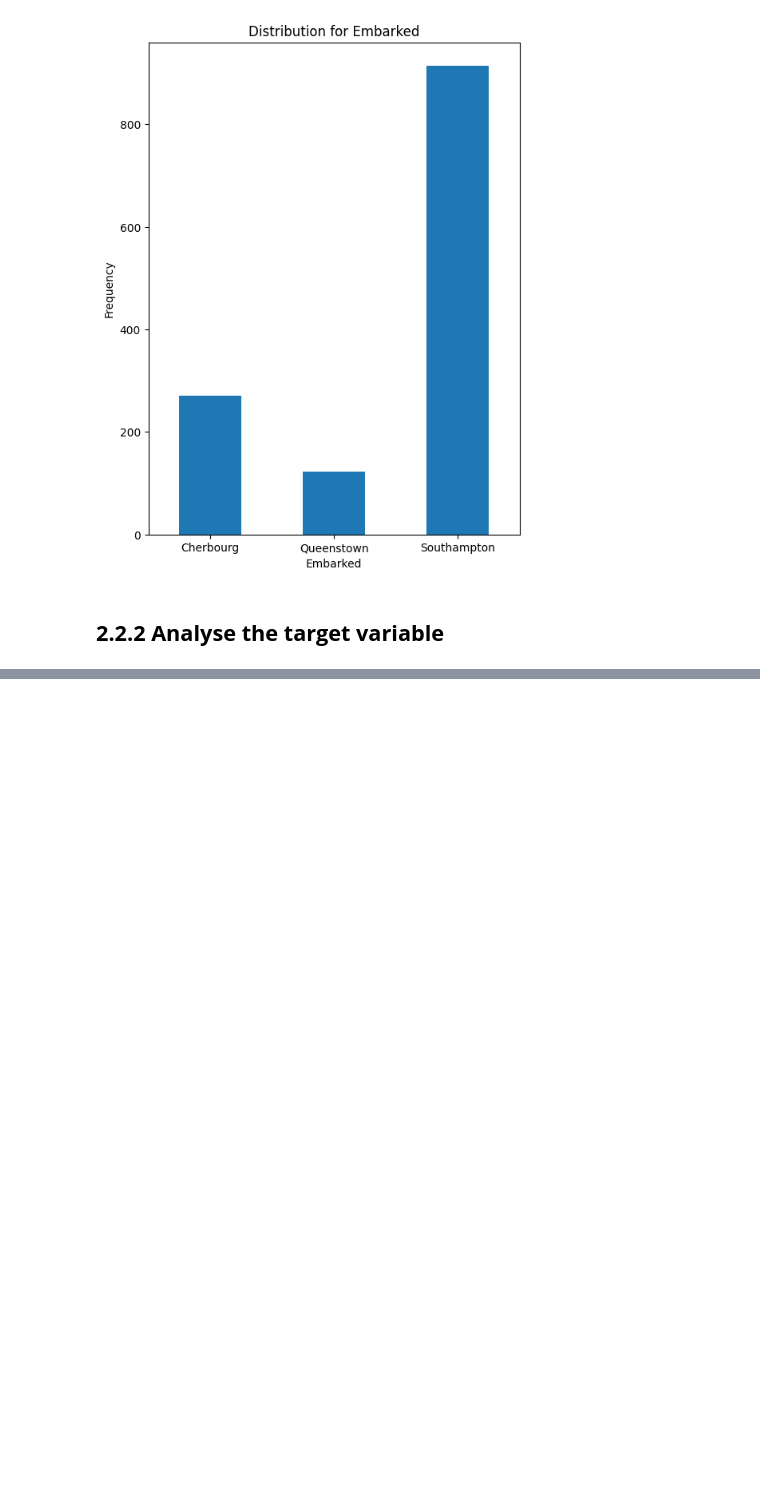
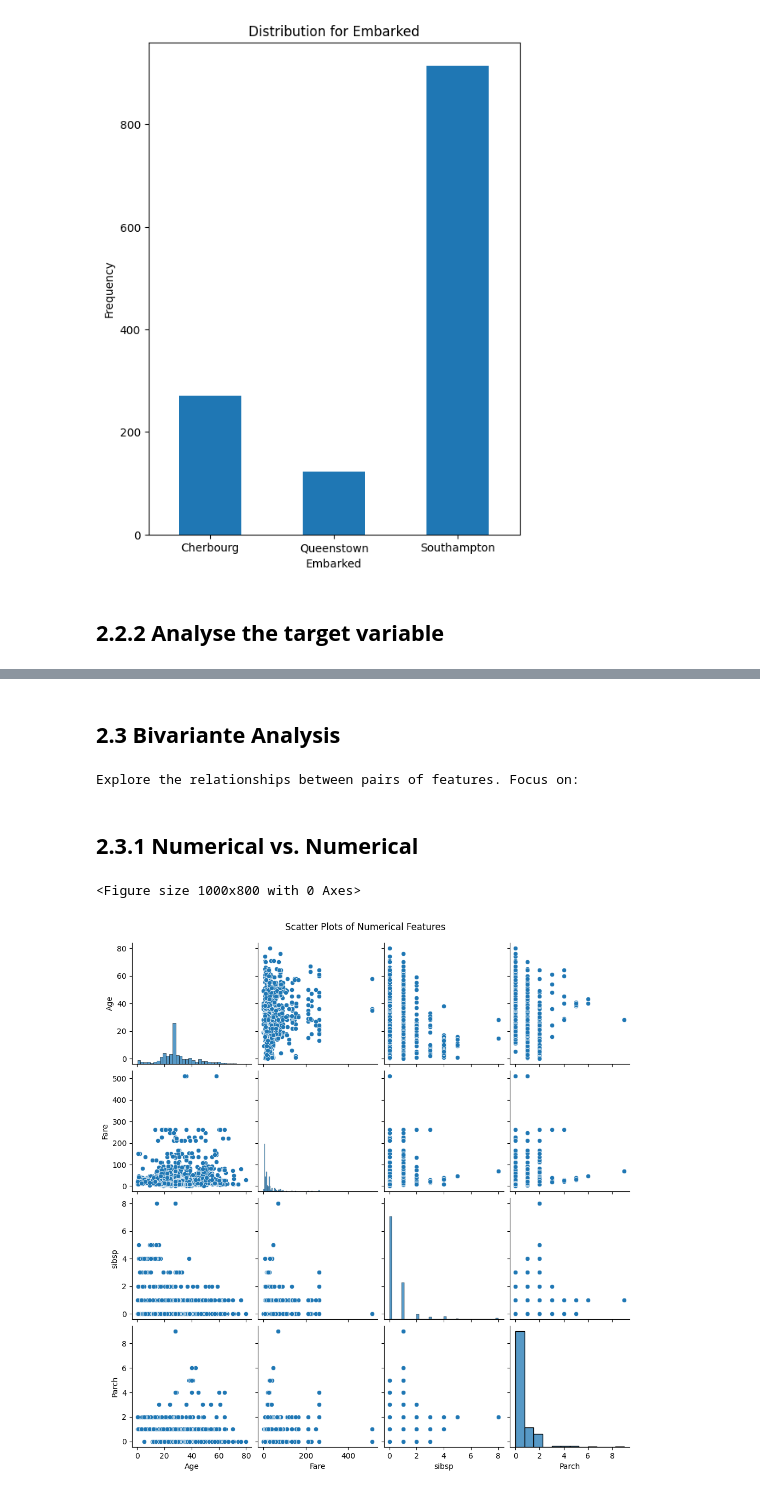
Before and after one commit to everi123/EDA_titanic_practice, a Jupyter notebook: edabestpractice.ipynb, the cells around one changed output, grey strips where cells are left out. Drawn from its saved outputs; the diff is of its cells as text; code cells hidden in the pictures; blank space fills up the shorter version.

```diff
--- a/edabestpractice.ipynb
+++ b/edabestpractice.ipynb
@@ -377,0 +457,17 @@ plt.show()
+# %% [markdown]
+## **2.3 Bivariante Analysis**
+# %%
+print("Explore the relationships between pairs of features. Focus on:")
+# %% [output]
+Explore the relationships between pairs of features. Focus on:
+# %% [markdown]
+## **2.3.1 Numerical vs. Numerical**
+# %%
+numerical_features=["Age","Fare","sibsp","Parch"]
+plt.figure(figsize=(10,8))
+sns.pairplot(df[numerical_features])
+plt.suptitle("Scatter Plots of Numerical Features", y=1.02)
+plt.show()
+# %% [output]
+<Figure size 1000x800 with 0 Axes>
+[figure, added]
```
Also changed, not shown: parts of 15 cells of this notebook.
